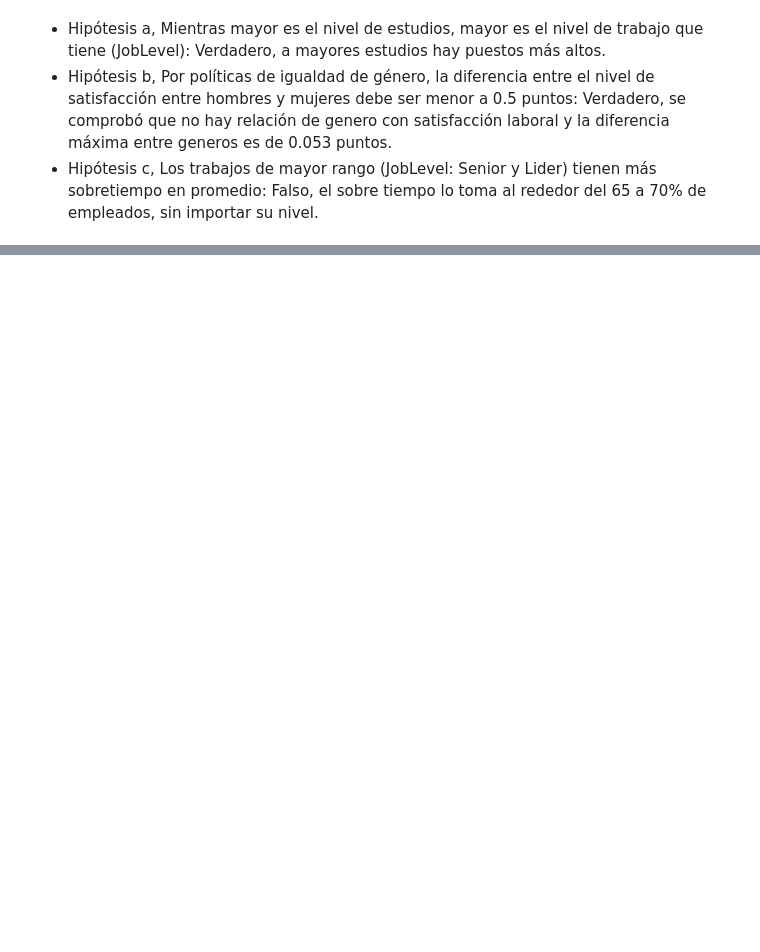
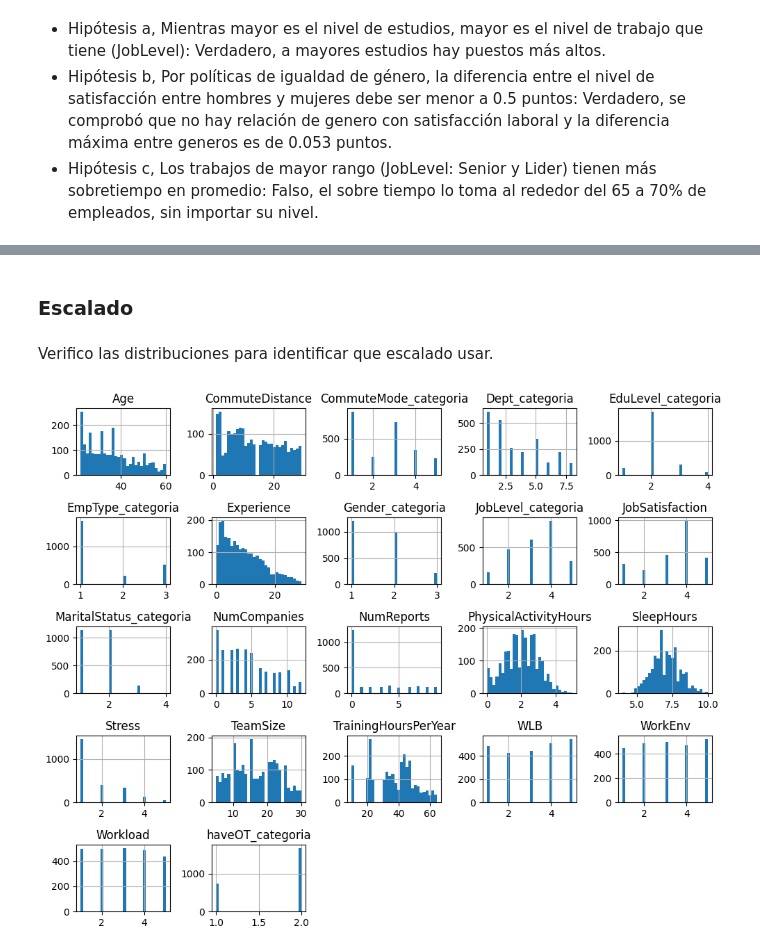
Before and after one commit to JoseChirif/Estudios-y-empleabilidad-Encuesta-kaggle, a Jupyter notebook: Estudios y empleabilidad.ipynb, the cells around one changed output, grey strips where cells are left out. Drawn from its saved outputs; the diff is of its cells as text; code cells hidden in the pictures; blank space fills up the shorter version.

```diff
--- a/Estudios y empleabilidad.ipynb
+++ b/Estudios y empleabilidad.ipynb
@@ -811,0 +812,6 @@ Se observa que al filtrar estas columnas el error baja significativamente, lo qu
+# %%
+# Elimino EmpID por ser ID
+df_sinID = df.drop(columns=['EmpID'])
+
+# Se dividirá en 80% train y 20% test
+df_train, df_test = train_test_split(df_sinID, test_size=0.20, train_size=0.80, random_state=42) #random_state=42 es el seed comúm para su uso.
@@ -811,0 +856,12 @@ Se observa que al filtrar estas columnas el error baja significativamente, lo qu
+# %%
+# Como k-means solo funciona con variables númericas, elimino las vaviables object y booleanos.
+# Crear una copia del DataFrame
+df_train_categoricos = df_train.copy()
+
+# Identificar las columnas que contienen valores numéricos
+numeric_columns = df_train_categoricos.select_dtypes(include=['number']).columns
+
+# Eliminar columnas que no contienen valores numéricos
+df_train_categoricos = df_train_categoricos[numeric_columns]
+
+print(df_train_categoricos.dtypes)
@@ -811,0 +886,13 @@ Se observa que al filtrar estas columnas el error baja significativamente, lo qu
+# %% [markdown]
+### Escalado
+# %% [markdown]
+Verifico las distribuciones para identificar que escalado usar.
+# %%
+# Dibujar histogramas de cada columna
+df_train_categoricos.hist(bins=30, figsize=(10, 8))
+plt.tight_layout()
+# Guardar el gráfico como una imagen
+plt.savefig('graficos/Grafico8 - histogramas', bbox_inches='tight')
+plt.show()
+# %% [output]
+[figure, added]
```
Also changed, not shown: parts of 74 cells of this notebook, 3 other files.
